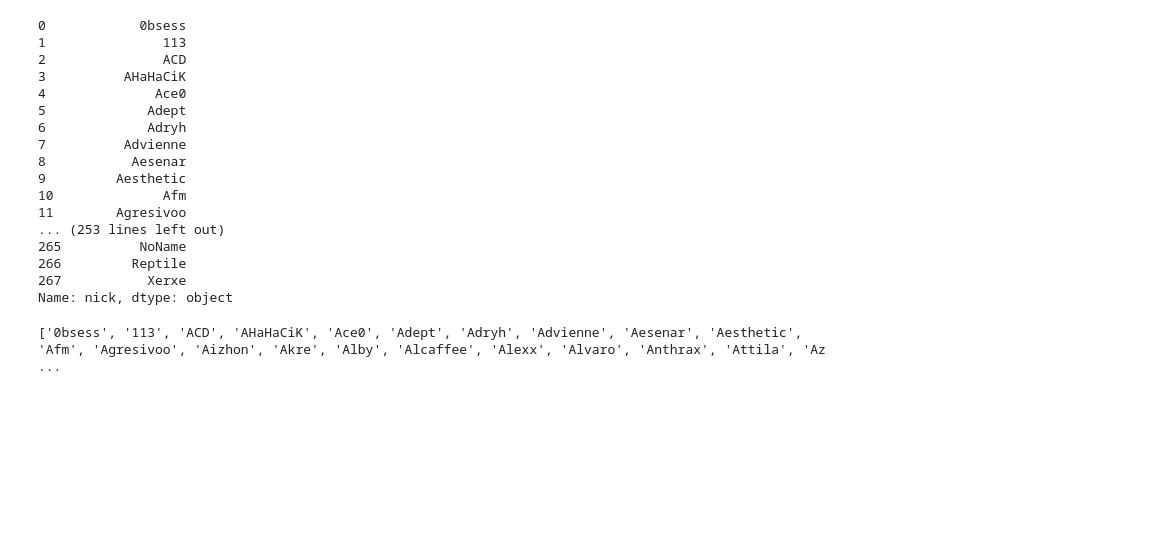
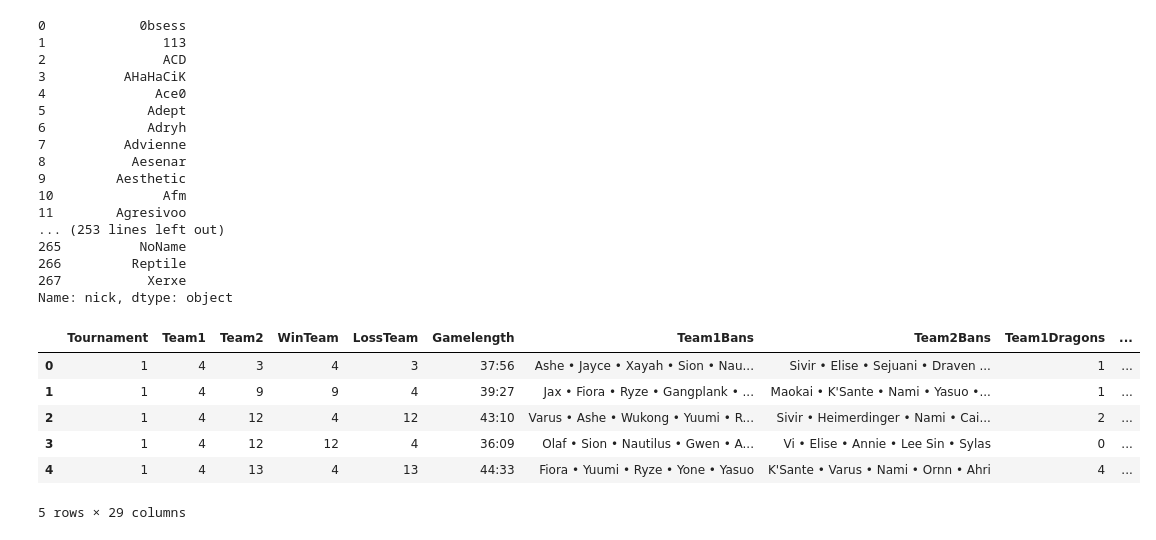
Before and after one commit to Linxx333/MrLinx-Data-ETL, a Jupyter notebook: src/main.ipynb, the cells around one changed output. Drawn from its saved outputs; the diff is of its cells as text; code cells hidden in the pictures; blank space fills up the shorter version.

```diff
--- a/src/main.ipynb
+++ b/src/main.ipynb
@@ -1285,7 +1287,13 @@ players.nick.head(270)
 Name: nick, dtype: object
 # %%
 lits = list(players.nick)
-# %%
-print (lits)
-# %% [output]
-['0bsess', '113', 'ACD', 'AHaHaCiK', 'Ace0', 'Adept', 'Adryh', 'Advienne', 'Aesenar', 'Aesthetic', 'Afm', 'Agresivoo', 'Aizhon', 'Akre', 'Alby', 'Alcaffee', 'Alexx', 'Alvaro', 'Anthrax', 'Attila', 'Az ...
+# %%
+games_teams.head()
+# %% [output]
+|  | Tournament | Team1 | Team2 | WinTeam | LossTeam | Gamelength | Team1Bans | Team2Bans | Team1Dragons | ... |
+| 0 | 1 | 4 | 3 | 4 | 3 | 37:56 | Ashe • Jayce • Xayah • Sion • Nau... | Sivir • Elise • Sejuani • Draven ... | 1 | ... |
+| 1 | 1 | 4 | 9 | 9 | 4 | 39:27 | Jax • Fiora • Ryze • Gangplank • ... | Maokai • K'Sante • Nami • Yasuo •... | 1 | ... |
+| 2 | 1 | 4 | 12 | 4 | 12 | 43:10 | Varus • Ashe • Wukong • Yuumi • R... | Sivir • Heimerdinger • Nami • Cai... | 2 | ... |
+| 3 | 1 | 4 | 12 | 12 | 4 | 36:09 | Olaf • Sion • Nautilus • Gwen • A... | Vi • Elise • Annie • Lee Sin • Sylas | 0 | ... |
+| 4 | 1 | 4 | 13 | 4 | 13 | 44:33 | Fiora • Yuumi • Ryze • Yone • Yasuo | K'Sante • Varus • Nami • Ornn • Ahri | 4 | ... |
+5 rows × 29 columns
```
Also changed, not shown: parts of 4 cells of this notebook.
